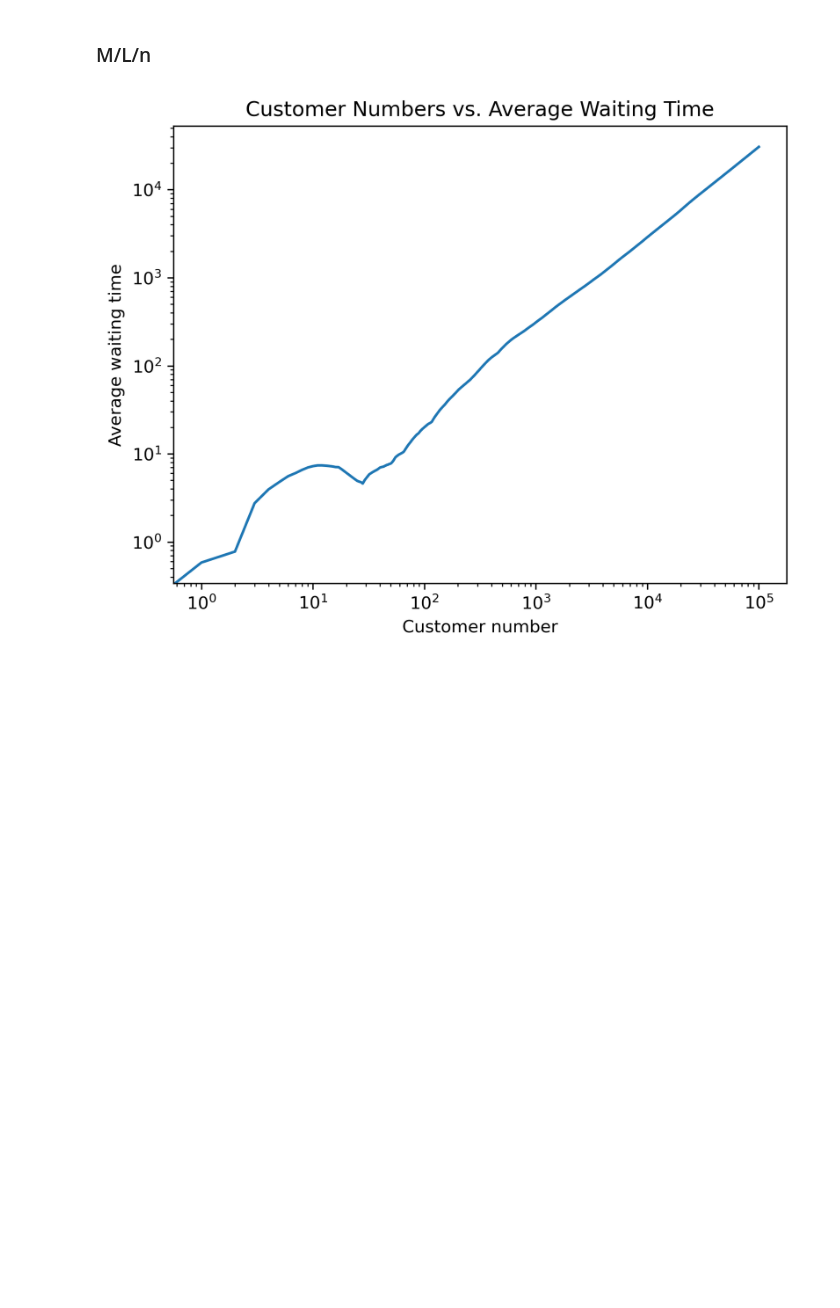
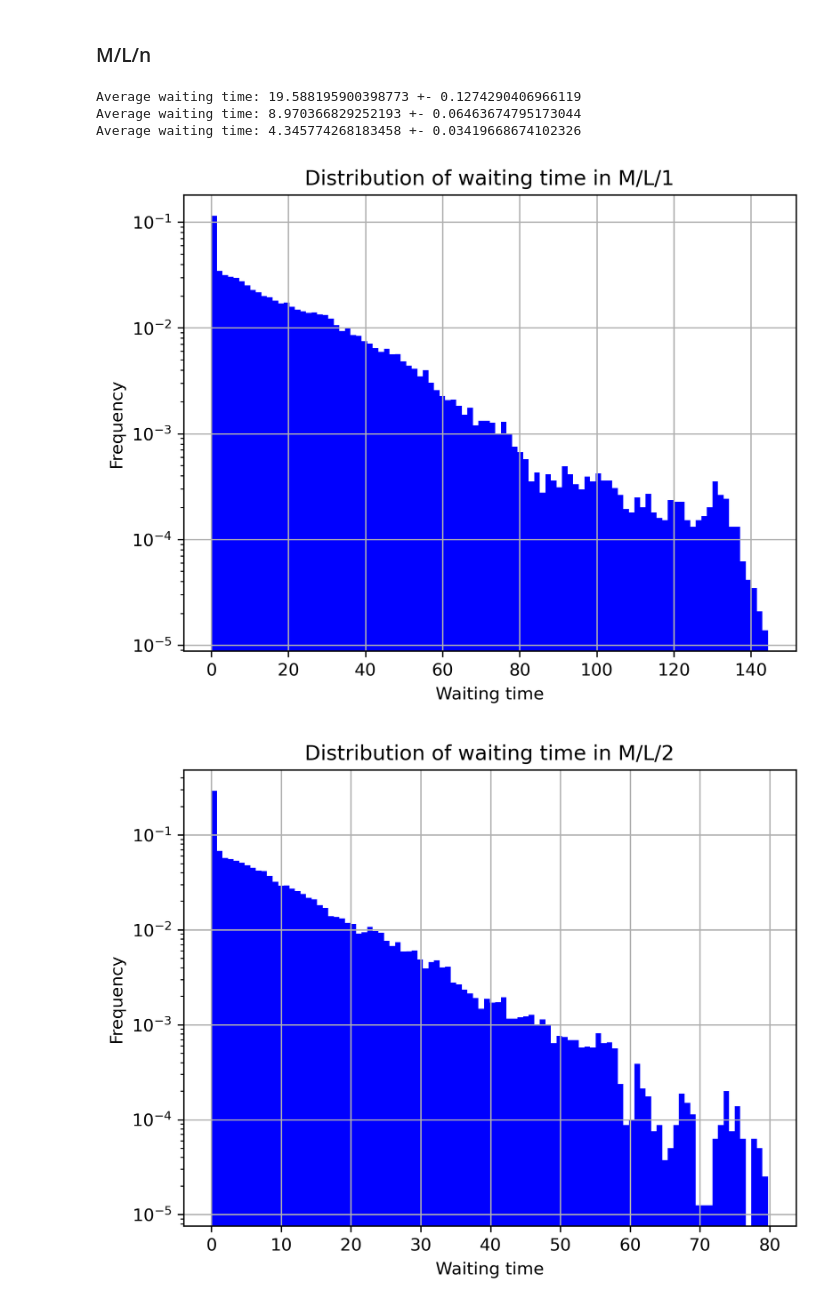
Before and after one commit to Asewlal01/WaitTimeExplorer, a Jupyter notebook: main.ipynb, the cells around one changed output. Saved outputs shown, nothing was run; the diff lists cells and outputs as text; code cells hidden in the pictures; blank space fills up the shorter version.

```diff
--- a/main.ipynb
+++ b/main.ipynb
@@ -111,24 +109,19 @@ Average waiting time: 4.493219650220449 +- 0.009420153828456613
 # %% [markdown]
 ### M/L/n
-# %%
-# How does the average waiting time change with customer number
-
-# Parameters
-rho = 0.9
-mu = [1., 1/5]
-p = 0.75
-w = simulate_MLn(customers, rho, mu, p, 1)
-
-# Get means
-waiting_means = np.cumsum(w) / np.arange(1, customers + 1)
-
-plt.figure(dpi=300)
-plt.title('Customer Numbers vs. Average Waiting Time')
-plt.ylabel('Average waiting time')
-plt.xlabel('Customer number')
-plt.plot(waiting_means)
-plt.xscale('log')
-plt.yscale('log')
-plt.show()
-# %% [output]
-[figure, removed]
+# %%
+# Parameters
+rho = 0.9
+mus = [3., 1/3]
+p = 0.75
+
+# Compare M/L/1 with M/L/n and show their distributions
+for n in ns:
+    W = simulate_MLn(customers, rho, mus, p, n)
+    statistics(W)
+    fig, ax = visualize(W, f'Distribution of waiting time in M/L/{n}', yscaling='log')
+# %% [output]
+Average waiting time: 19.588195900398773 +- 0.1274290406966119
+Average waiting time: 8.970366829252193 +- 0.06463674795173044
+Average waiting time: 4.345774268183458 +- 0.03419668674102326
+[figure, added]
+[figure, added]
```
Also changed, not shown: parts of 3 cells of this notebook, 1 other file.
